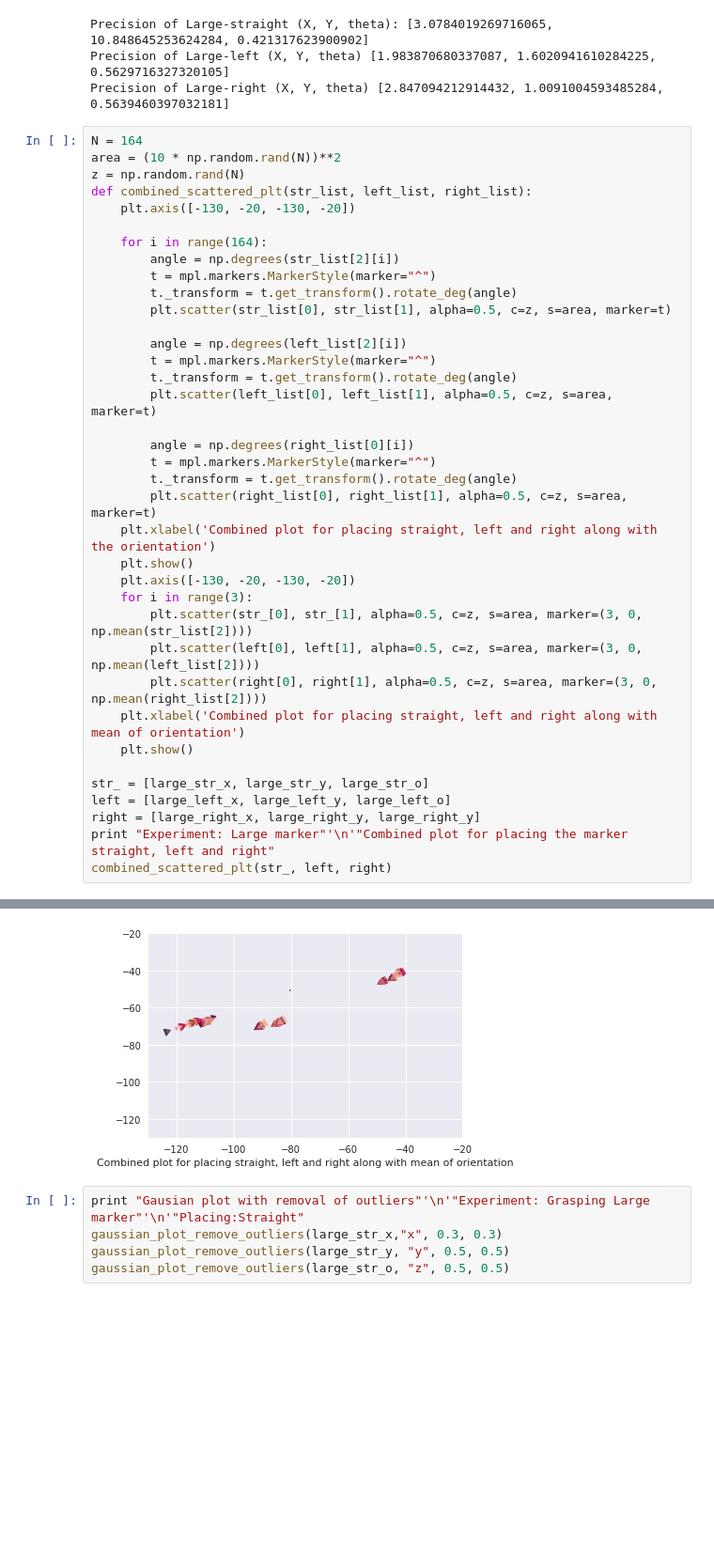
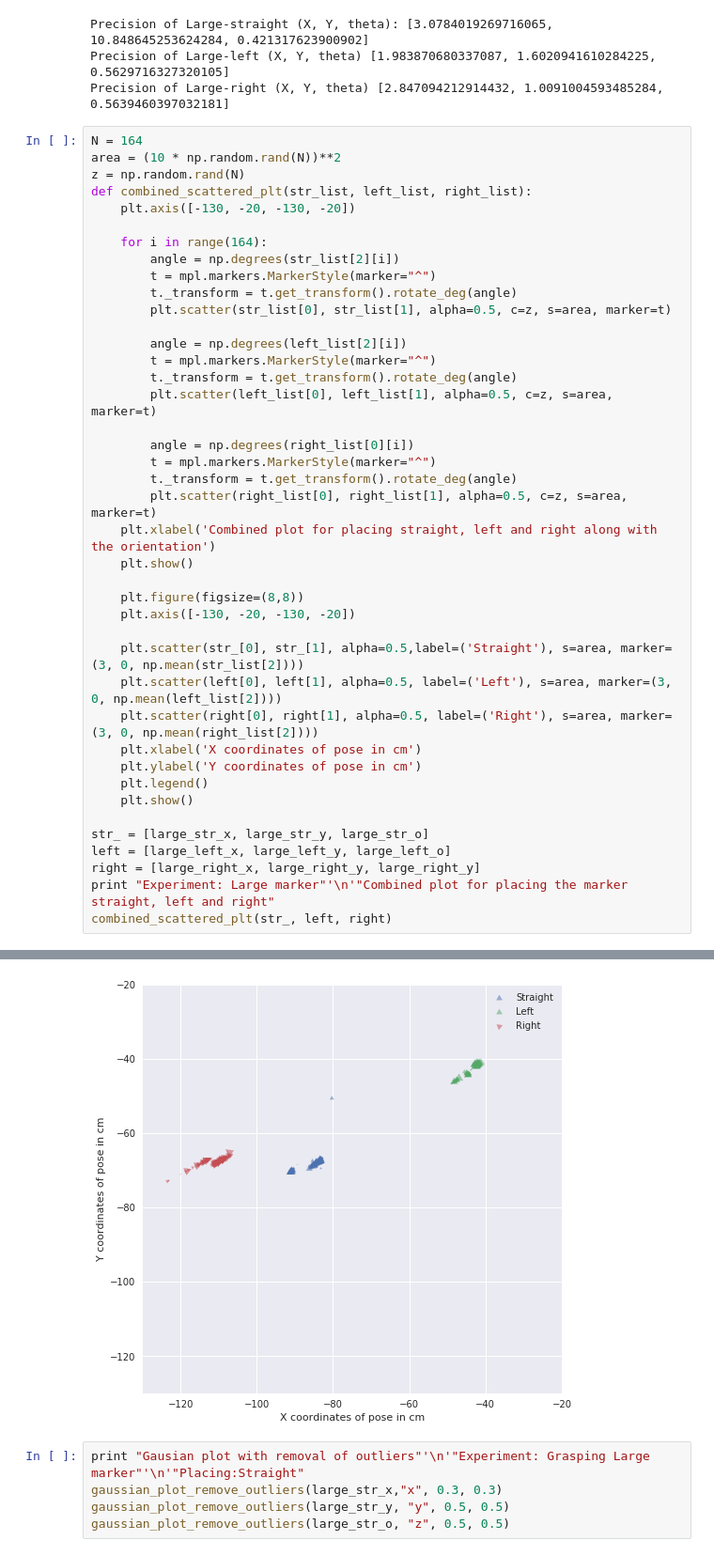
Before and after one commit to aaqib49/see, a Jupyter notebook: python_notebooks/Merged_data_plots_Large.ipynb, the cells around one changed output, grey strips where cells are left out. Shown: that part at 94% size. Saved outputs shown, nothing was run; the diff lists cells and outputs as text; blank space fills up the shorter version.

Commit message:
Updated some changes in combined orientation plots

```diff
--- a/python_notebooks/Merged_data_plots_Large.ipynb
+++ b/python_notebooks/Merged_data_plots_Large.ipynb
@@ -232,12 +232,16 @@ def combined_scattered_plt(str_list, left_list, right_list):
         plt.scatter(right_list[0], right_list[1], alpha=0.5, c=z, s=area, marker=t)
     plt.xlabel('Combined plot for placing straight, left and right along with the orientation')
     plt.show()
+
+    plt.figure(figsize=(8,8))
     plt.axis([-130, -20, -130, -20])
-    for i in range(3):
-        plt.scatter(str_[0], str_[1], alpha=0.5, c=z, s=area, marker=(3, 0, np.mean(str_list[2])))
-        plt.scatter(left[0], left[1], alpha=0.5, c=z, s=area, marker=(3, 0, np.mean(left_list[2])))
-        plt.scatter(right[0], right[1], alpha=0.5, c=z, s=area, marker=(3, 0, np.mean(right_list[2])))
-    plt.xlabel('Combined plot for placing straight, left and right along with mean of orientation')
+
+    plt.scatter(str_[0], str_[1], alpha=0.5,label=('Straight'), s=area, marker=(3, 0, np.mean(str_list[2])))
+    plt.scatter(left[0], left[1], alpha=0.5, label=('Left'), s=area, marker=(3, 0, np.mean(left_list[2])))
+    plt.scatter(right[0], right[1], alpha=0.5, label=('Right'), s=area, marker=(3, 0, np.mean(right_list[2])))
+    plt.xlabel('X coordinates of pose in cm')
+    plt.ylabel('Y coordinates of pose in cm')
+    plt.legend()
     plt.show()
 
 str_ = [large_str_x, large_str_y, large_str_o]
@@ -252,4 +256,4 @@ Combined plot for placing the marker straight, left and right
-[figure, old version]
+[figure, new version]
 # %%
 print "Gausian plot with removal of outliers"'\n'"Experiment: Grasping Large marker"'\n'"Placing:Straight"
 gaussian_plot_remove_outliers(large_str_x,"x", 0.3, 0.3)
```
Also changed, not shown: parts of 1 cell of this notebook, 9 other files.
